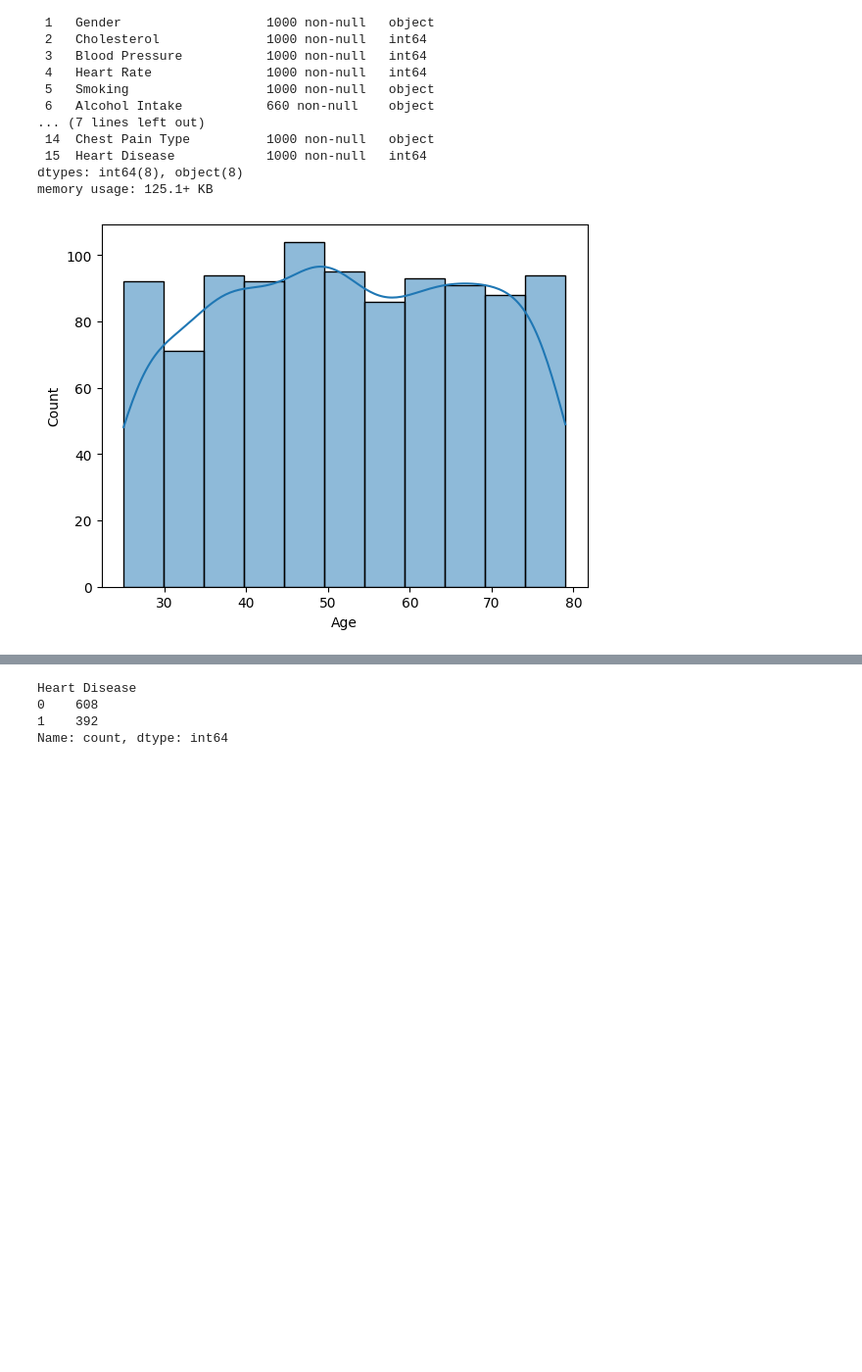
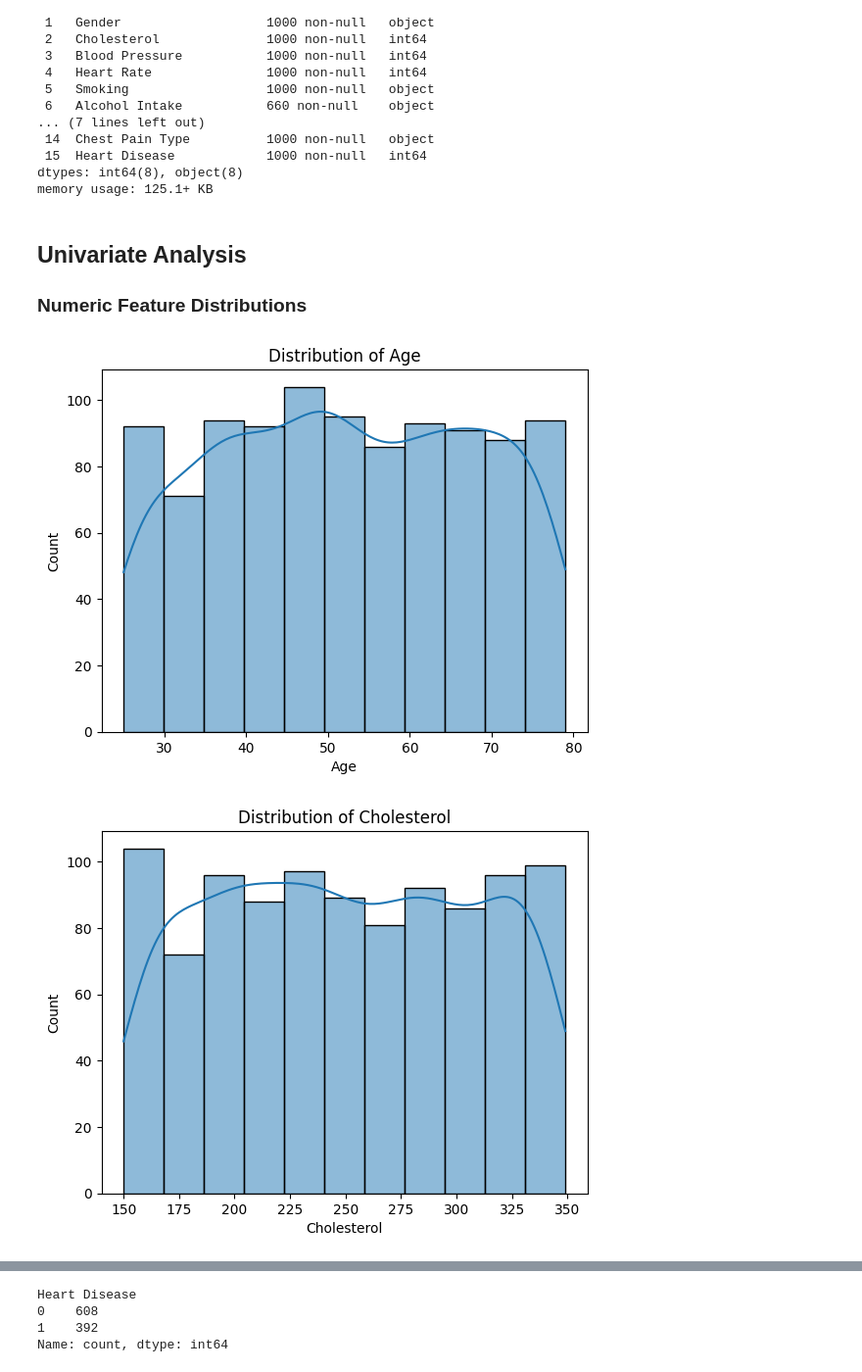
Before and after one commit to Sapanaa/Heart-Disease-Prediction, a Jupyter notebook: notebooks/02_exploratory_data_analysis.ipynb, the cells around one changed output, grey strips where cells are left out. Shown at 98% size. Drawn from its saved outputs; the diff is of its cells as text; code cells hidden in the pictures; blank space fills up the shorter version.

Commit message:
Statistical analysis

```diff
--- a/notebooks/02_exploratory_data_analysis.ipynb
+++ b/notebooks/02_exploratory_data_analysis.ipynb
@@ -27,8 +27,16 @@ Data columns (total 16 columns):
  15  Heart Disease            1000 non-null   int64
 dtypes: int64(8), object(8)
 memory usage: 125.1+ KB
+# %% [markdown]
+## Univariate Analysis
+### Numeric Feature Distributions
 # %%
-sns.histplot(x='Age', data=data, kde = True)
-plt.show()
+numeric_cols = data.select_dtypes(include="int64").columns
+
+for col in numeric_cols:
+    sns.histplot(data[col], kde=True)
+    plt.title(f"Distribution of {col}")
+    plt.show()
 # %% [output]
-[figure, old version]
+[figure, new version]
+[figure, added]
```
Also changed, not shown: parts of 27 cells of this notebook.
